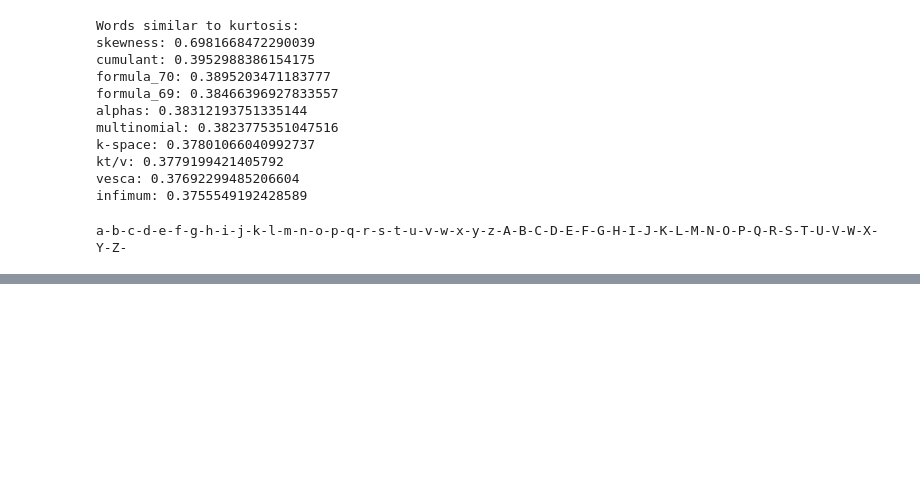
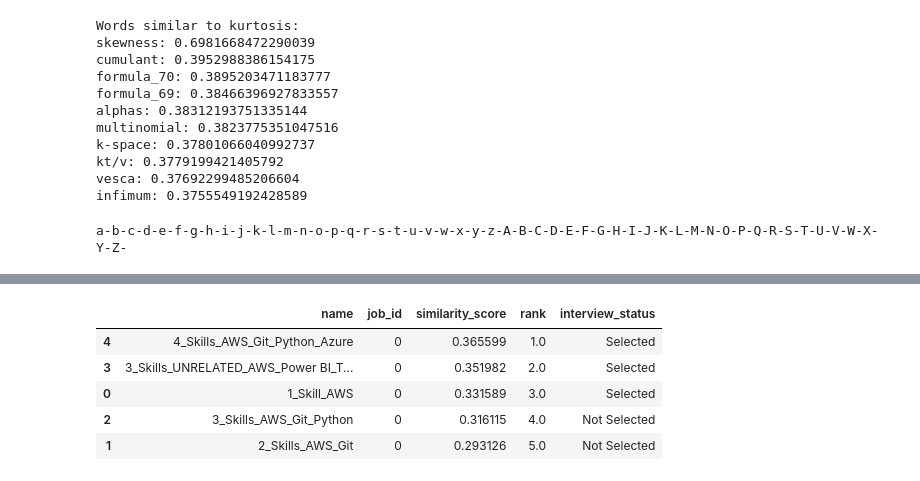
Before and after one commit to victorbjorsvik/workproject_matching_algo, a Jupyter notebook: word_embeddings.ipynb, the cells around one changed output, grey strips where cells are left out. Drawn from its saved outputs; the diff is of its cells as text; code cells hidden in the pictures; blank space fills up the shorter version.

```diff
--- a/word_embeddings.ipynb
+++ b/word_embeddings.ipynb
@@ -171,0 +339,4 @@ a-b-c-d-e-f-g-h-i-j-k-l-m-n-o-p-q-r-s-t-u-v-w-x-y-z-A-B-C-D-E-F-G-H-I-J-K-L-M-N-
+# %%
+df_resumes = main.get_resumes("../test_skills")
+df_resumes = main.resume_extraction(df_resumes)
+df_resumes
@@ -171,0 +350,8 @@ a-b-c-d-e-f-g-h-i-j-k-l-m-n-o-p-q-r-s-t-u-v-w-x-y-z-A-B-C-D-E-F-G-H-I-J-K-L-M-N-
+# %%
+# Create DataFrame for jobs
+description_file_path = os.path.join('job_descriptions', 'job4.txt')
+with open(description_file_path, 'r') as file:
+    job_description = file.read()
+df_jobs = pd.DataFrame([job_description], columns=["raw"])
+df_jobs = main.job_info_extraction(df_jobs)
+df_jobs
@@ -171,0 +370,10 @@ a-b-c-d-e-f-g-h-i-j-k-l-m-n-o-p-q-r-s-t-u-v-w-x-y-z-A-B-C-D-E-F-G-H-I-J-K-L-M-N-
+# %%
+res, app_emb, job_emb = calc_similarity(df_resumes, df_jobs)
+res.sort_values("rank")
+# %% [output]
+|  | name | job_id | similarity_score | rank | interview_status |
+| 4 | 4_Skills_AWS_Git_Python_Azure | 0 | 0.365599 | 1.0 | Selected |
+| 3 | 3_Skills_UNRELATED_AWS_Power BI_T... | 0 | 0.351982 | 2.0 | Selected |
+| 0 | 1_Skill_AWS | 0 | 0.331589 | 3.0 | Selected |
+| 2 | 3_Skills_AWS_Git_Python | 0 | 0.316115 | 4.0 | Not Selected |
+| 1 | 2_Skills_AWS_Git | 0 | 0.293126 | 5.0 | Not Selected |
```
Also changed, not shown: parts of 21 cells of this notebook, 14 other files.
